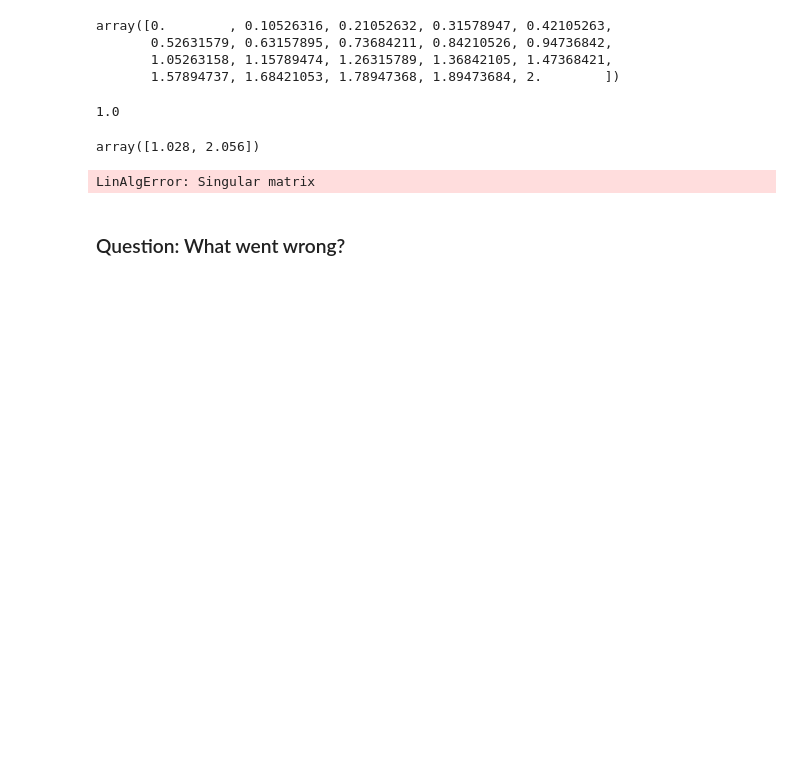
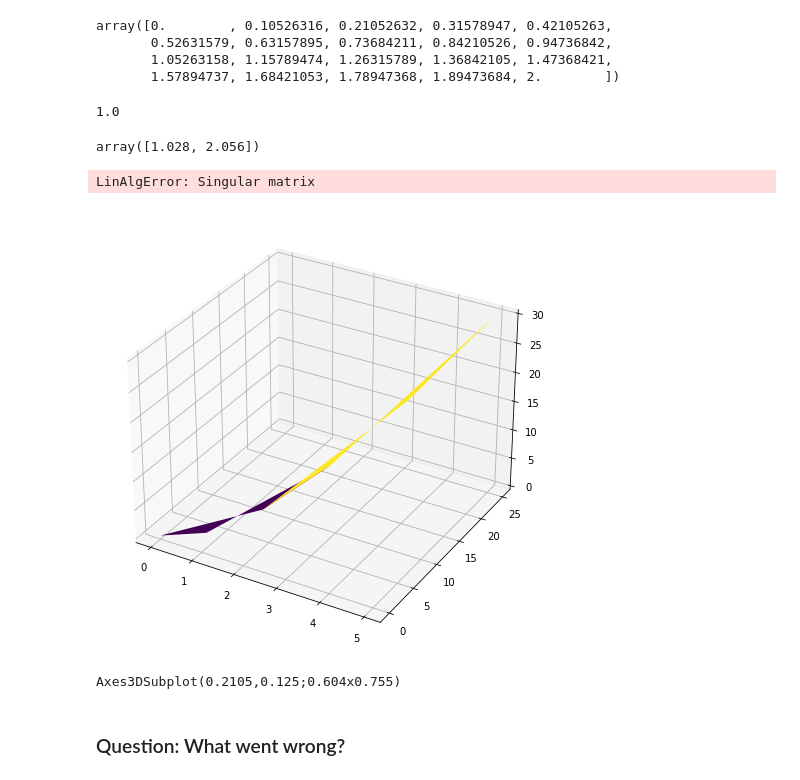
Before and after one commit to anusu90/AI-ML-101, a Jupyter notebook: LINEAR_REGRESSION/multicolinearity.ipynb, the cells around one changed output. Drawn from its saved outputs; the diff is of its cells as text; code cells hidden in the pictures; blank space fills up the shorter version.

```diff
--- a/LINEAR_REGRESSION/multicolinearity.ipynb
+++ b/LINEAR_REGRESSION/multicolinearity.ipynb
@@ -94,5 +94,22 @@ b = np.dot(train.T, labels)
 beta_hat = np.dot(a, b)
 # %% [output]
 LinAlgError: Singular matrix
+# %%
+x= np.array([x for x in range(6)]).reshape(-1,2)
+y= np.array([x**2 for x in x]).reshape(-1,2)
+z = x+y
+
+
+fig = plt.figure(figsize=(10, 8))
+ax = plt.axes(projection='3d')
+ax.plot_surface(x,y,z, rstride=1, cstride=1,
+                cmap='viridis', edgecolor='none')
+
+plt.show()
+
+print(ax)
+# %% [output]
+[figure, added]
+Axes3DSubplot(0.2105,0.125;0.604x0.755)
 # %% [markdown]
 ### Question: What went wrong?
```
Also changed, not shown: 5 other files.
